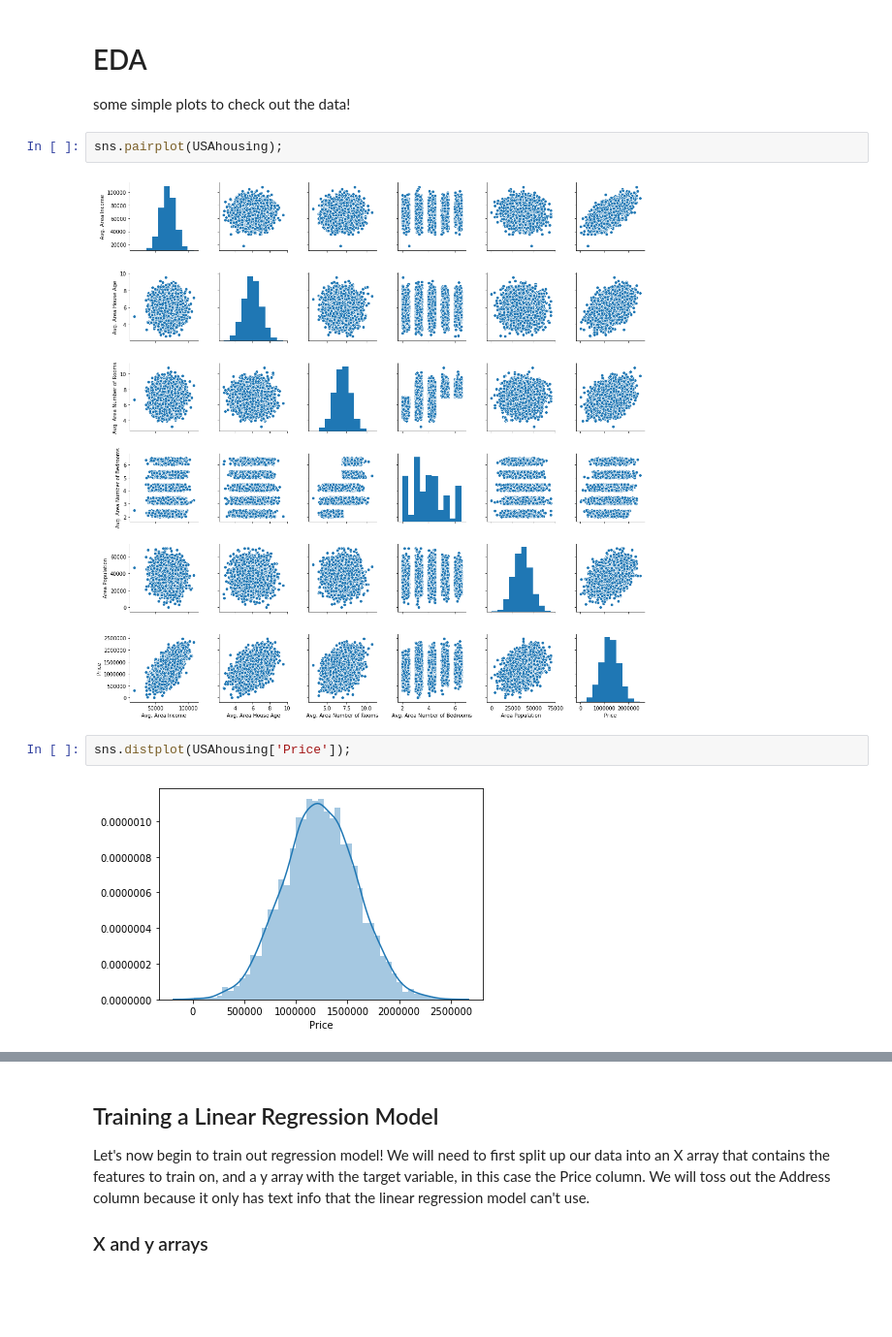
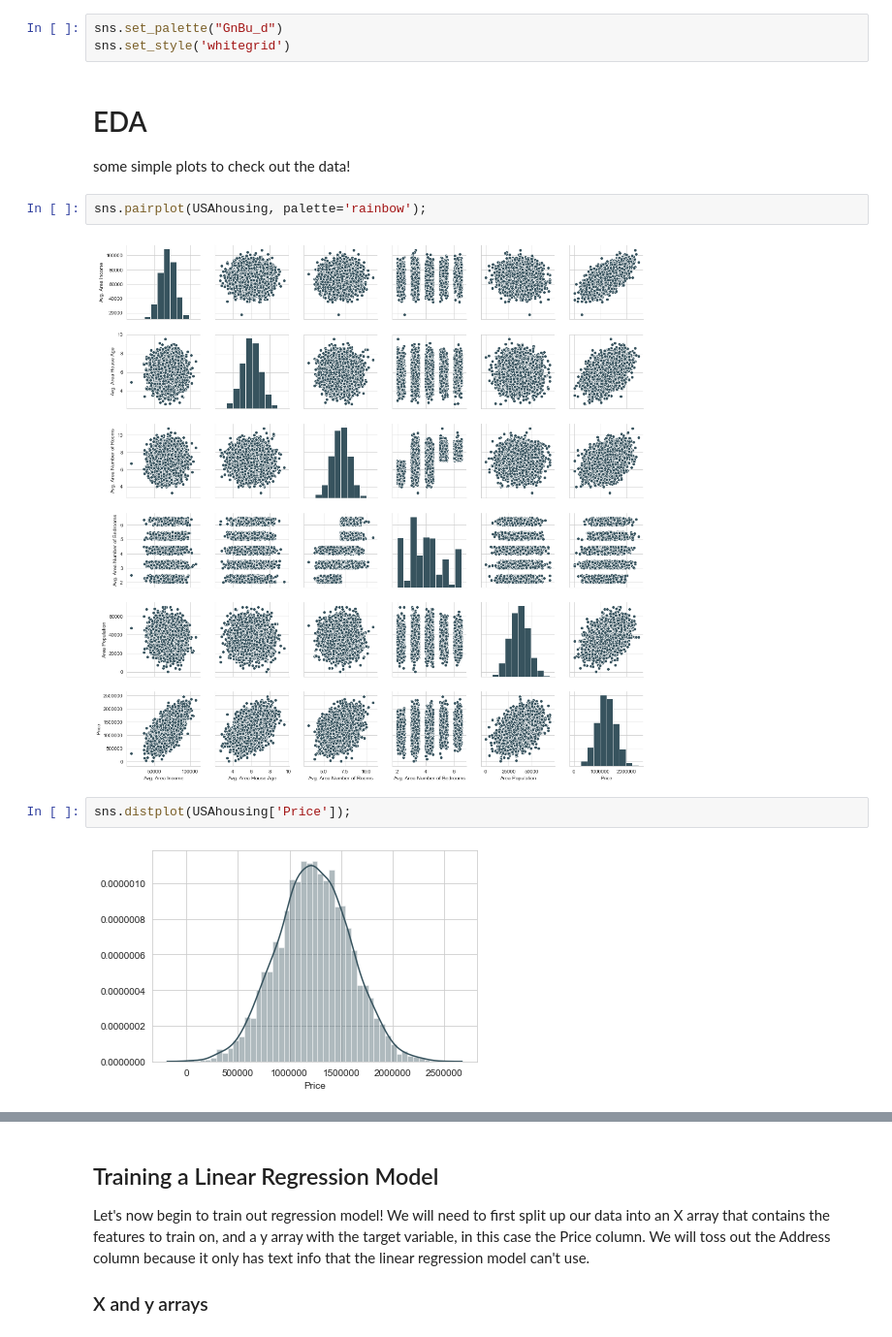
Before and after one commit to antonnifo/Linear-Regression, a Jupyter notebook: Linear Regression with Python.ipynb, the cells around one changed output, grey strips where cells are left out. Shown at 97% size. Cells and saved outputs as stored; diff of their text form; blank space fills up the shorter version.

Commit message:
set sns style n palette

```diff
--- a/Linear Regression with Python.ipynb
+++ b/Linear Regression with Python.ipynb
@@ -74,18 +74,21 @@ USAhousing.columns
 Index(['Avg. Area Income', 'Avg. Area House Age', 'Avg. Area Number of Rooms',
        'Avg. Area Number of Bedrooms', 'Area Population', 'Price', 'Address'],
       dtype='object')
+# %%
+sns.set_palette("GnBu_d")
+sns.set_style('whitegrid')
 # %% [markdown]
 # EDA
 
 some simple plots to check out the data!
 # %%
-sns.pairplot(USAhousing);
+sns.pairplot(USAhousing, palette='rainbow');
 # %% [output]
-[figure, old version]
+[figure, new version]
 # %%
 sns.distplot(USAhousing['Price']);
 # %% [output]
-[figure, old version]
+[figure, new version]
 # %%
 sns.heatmap(USAhousing.corr());
 # %% [output]
```
Also changed, not shown: parts of 4 cells of this notebook.
